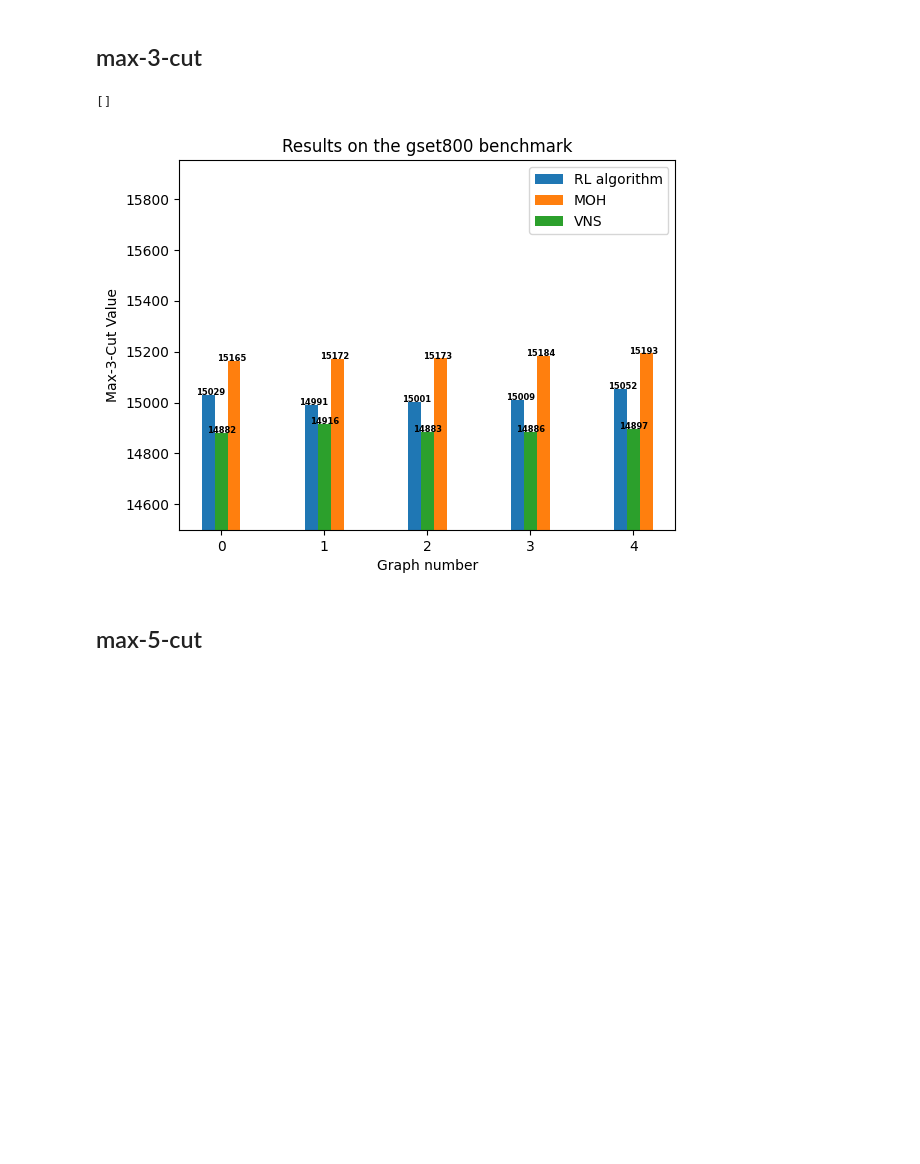
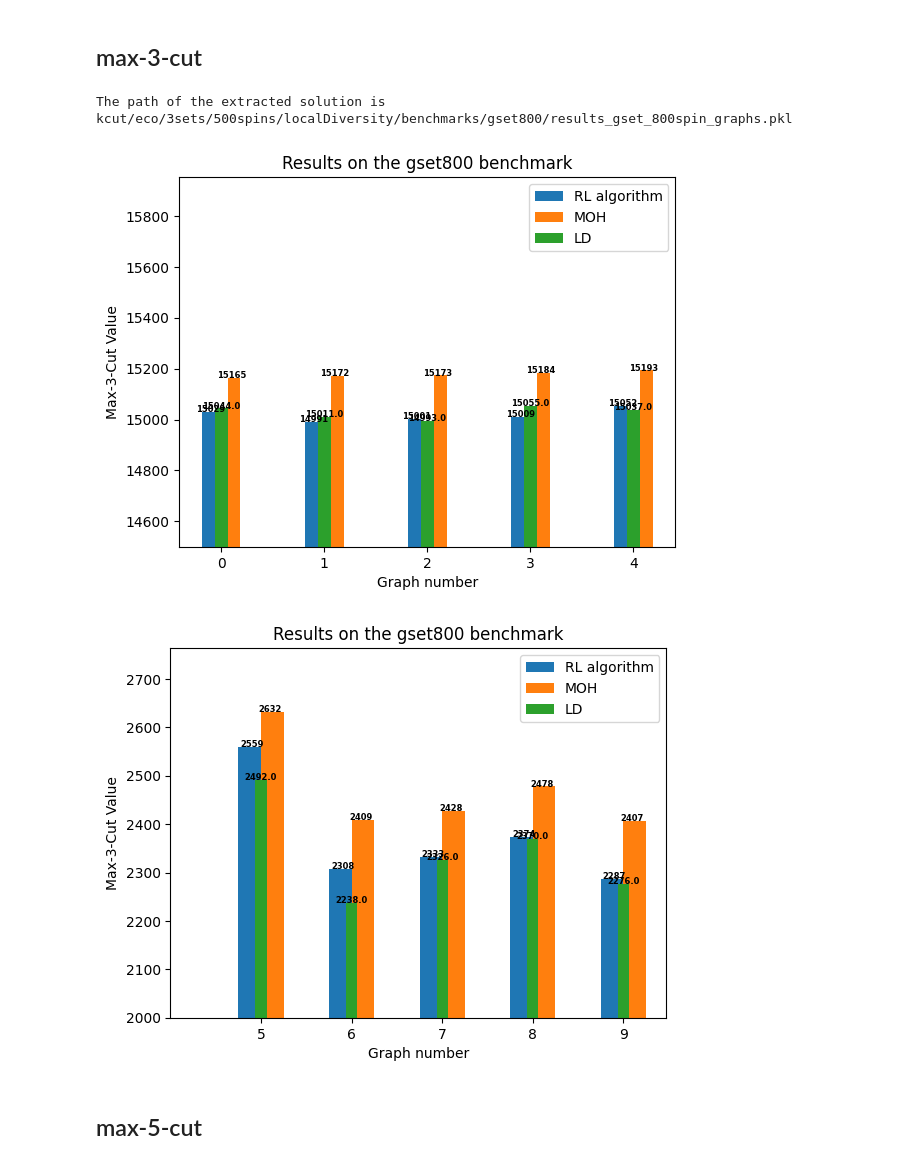
Before and after one commit to Gatorino/eco-dqn, a Jupyter notebook: plots.ipynb, the cells around one changed output. Drawn from its saved outputs; the diff is of its cells as text; code cells hidden in the pictures; blank space fills up the shorter version.

Commit message:
Updated plots with one hot

```diff
--- a/plots.ipynb
+++ b/plots.ipynb
@@ -231,41 +231,80 @@ BA_500 = [15029,14991,15001,15009,15052,2559,2308,2333,2374,2287]
 
 VNS = [14882,14916,14883,14886,14897,2347,2123,2123,2178,2173]
 
-
+LD_ising_path = "kcut/eco/3sets/500spins/localDiversity/benchmarks/gset800/results_gset_800spin_graphs.pkl"
+LD_solutions = show_graph_results(LD_ising_path)
+LD = list(LD_solutions["best_cut"])
+# print(LD)
 
 fig, ax = plt.subplots()
 
 # Set the bar width
 width = 0.25
 
 # Set the x-axis ticks
 x = np.arange(5)
 
 # Plot the bars
 rects1 = ax.bar(x - width/2, BA_500[:5], width/2, label='RL algorithm')
 rects2 = ax.bar(x + width/2, MOH_best[:5], width/2, label='MOH')
-rects3 = ax.bar(x , VNS[:5], width/2, label='VNS')
+rects3 = ax.bar(x , LD[:5], width/2, label='LD')
+
 plt.ylim(bottom=0.5)
 for i, v in enumerate(MOH_best[:5]):
     plt.text(i+0.1, v+0.02, str(round(v,1)), ha='center', fontsize=6, weight='bold')
 for i, v in enumerate(BA_500[:5]):
     plt.text(i-0.1, v+0.02, str(round(v,1)), ha='center', fontsize=6, weight='bold')
-for i, v in enumerate(VNS[:5]):
+for i, v in enumerate(LD[:5]):
     plt.text(i, v+0.02, str(round(v,1)), ha='center', fontsize=6, weight='bold')
 
 plt.ylim(bottom=14500)
 
 
 # Add some labels and a legend
 ax.set_xlabel('Graph number')
 ax.set_ylabel('Max-3-Cut Value')
 ax.set_title('Results on the gset800 benchmark')
 ax.set_xticks(x)
 ax.legend()
 plt.plot()
+
+
+fig, ax = plt.subplots()
+
+# Set the bar width
+width = 0.25
+
+# Set the x-axis ticks
+x = np.arange(5,10)
+
+# Plot the bars
+rects1 = ax.bar(x - width/2, BA_500[5:], width, label='RL algorithm')
+rects2 = ax.bar(x + width/2, MOH_best[5:], width, label='MOH')
+rects3 = ax.bar(x , LD[5:], width/2, label='LD')
+plt.ylim(bottom=0.5)
+for i, v in enumerate(MOH_best[5:]):
+    plt.text(5+i+0.1, v+0.02, str(round(v,1)), ha='center', fontsize=6, weight='bold')
+for i, v in enumerate(BA_500[5:]):
+    plt.text(5+i-0.1, v+0.02, str(round(v,1)), ha='center', fontsize=6, weight='bold')
+for i, v in enumerate(LD[5:]):
+    plt.text(5+i, v+0.02, str(round(v,1)), ha='center', fontsize=6, weight='bold')
+
+plt.xlim(left=4)
+plt.ylim(bottom=2000)
+
+
+# Add some labels and a legend
+ax.set_xlabel('Graph number')
+ax.set_ylabel('Max-3-Cut Value')
+ax.set_title('Results on the gset800 benchmark')
+ax.set_xticks(x)
+ax.legend()
+
+plt.show()
 # %% [output]
-[]
+The path of the extracted solution is kcut/eco/3sets/500spins/localDiversity/benchmarks/gset800/results_gset_800spin_graphs.pkl
-[figure, old version]
+[figure, new version]
+[figure, added]
 # %% [markdown]
 ## max-5-cut
 # %%
```
